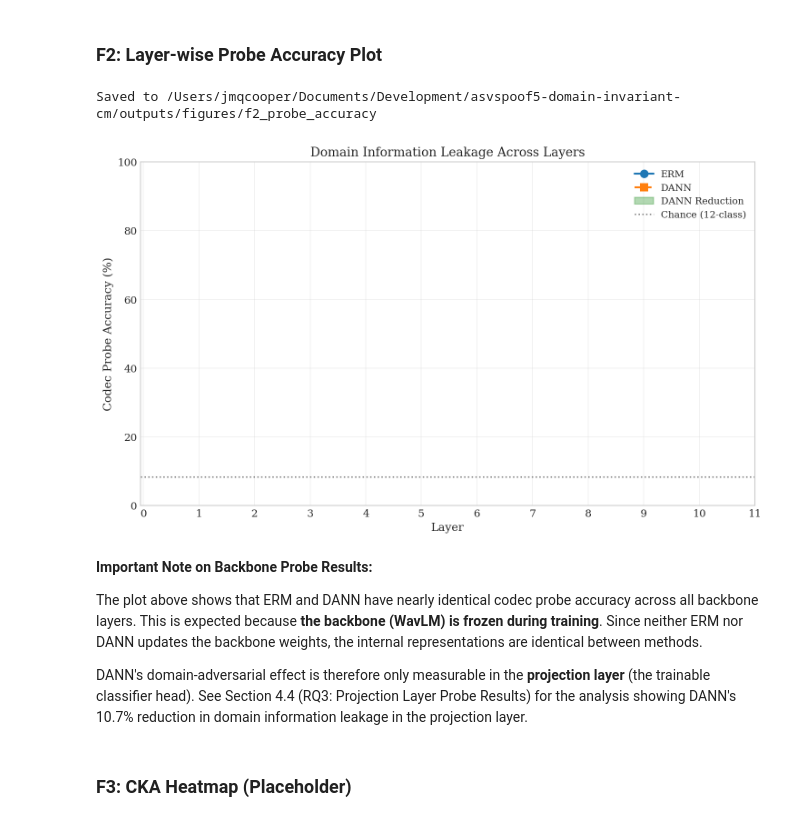
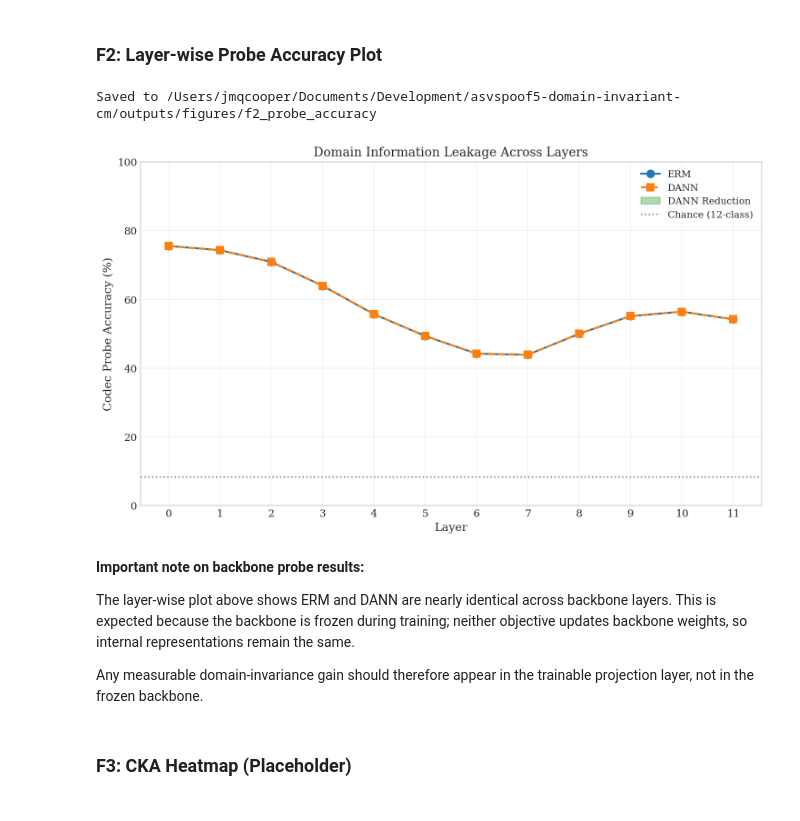
Before and after one commit to Jmqcooper1/asvspoof5-domain-invariant-cm, a Jupyter notebook: notebooks/thesis_results.ipynb, the cells around one changed output. Drawn from its saved outputs; the diff is of its cells as text; code cells hidden in the pictures.

```diff
--- a/notebooks/thesis_results.ipynb
+++ b/notebooks/thesis_results.ipynb
@@ -787,13 +798,13 @@ Probe Accuracy per Layer:
 def format_percentage(val, decimals=2):
     """Format value as percentage."""
     if pd.isna(val) or val is None:
-        return '-'
+        return '—'
     return f"{val * 100:.{decimals}f}%"
 
 def format_float(val, decimals=3):
     """Format float value."""
     if pd.isna(val) or val is None:
-        return '-'
+        return '—'
     return f"{val:.{decimals}f}"
 
 def to_latex_booktabs(df: pd.DataFrame, caption: str, label: str,
@@ -864,7 +875,7 @@ Saved to /Users/jmqcooper/Documents/Development/asvspoof5-domain-invariant-cm/ou
 df_t2 = df_ood_gap.copy()
 df_t2['Dev EER'] = df_t2['Dev EER'].apply(lambda x: format_percentage(x))
 df_t2['Eval EER'] = df_t2['Eval EER'].apply(lambda x: format_percentage(x))
-df_t2['Gap (pp)'] = df_t2['Gap (pp)'].apply(lambda x: f"+{x*100:.2f}" if x and x > 0 else (f"{x*100:.2f}" if x else '-'))
+df_t2['Gap (pp)'] = df_t2['Gap (pp)'].apply(lambda x: f"+{x*100:.2f}" if x and x > 0 else (f"{x*100:.2f}" if x else '—'))
 
 print("Table T2: OOD Gap Analysis")
 display(df_t2)
@@ -903,9 +914,9 @@ for col in eer_cols:
 
 # Format delta columns
 if 'WavLM Δ' in df_t3.columns:
-    df_t3['WavLM Δ'] = df_t3['WavLM Δ'].apply(lambda x: f"{x*100:+.2f}" if pd.notna(x) else '-')
+    df_t3['WavLM Δ'] = df_t3['WavLM Δ'].apply(lambda x: f"{x*100:+.2f}" if pd.notna(x) else '—')
 if 'W2V2 Δ' in df_t3.columns:
-    df_t3['W2V2 Δ'] = df_t3['W2V2 Δ'].apply(lambda x: f"{x*100:+.2f}" if pd.notna(x) else '-')
+    df_t3['W2V2 Δ'] = df_t3['W2V2 Δ'].apply(lambda x: f"{x*100:+.2f}" if pd.notna(x) else '—')
 
 print("Table T3: Per-Codec EER Breakdown")
 display(df_t3)
@@ -946,7 +957,7 @@ Saved to /Users/jmqcooper/Documents/Development/asvspoof5-domain-invariant-cm/ou
 df_t4 = df_probe.copy()
 df_t4['ERM Codec Acc'] = df_t4['ERM Codec Acc'].apply(lambda x: format_percentage(x))
 df_t4['DANN Codec Acc'] = df_t4['DANN Codec Acc'].apply(lambda x: format_percentage(x))
-df_t4['Reduction (%)'] = df_t4['Reduction (%)'].apply(lambda x: f"{x:.1f}%" if pd.notna(x) else '-')
+df_t4['Reduction (%)'] = df_t4['Reduction (%)'].apply(lambda x: f"{x:.1f}%" if pd.notna(x) else '—')
 
 print("Table T4: Probe Accuracy per Layer")
 display(df_t4)
@@ -1059,8 +1079,8 @@ def plot_probe_accuracy(df: pd.DataFrame, save_path: Optional[Path] = None):
     dann_acc = df['DANN Codec Acc'].values
 
     if isinstance(erm_acc[0], str):
-        erm_acc = np.array([float(v.strip('%')) if v != '-' else np.nan for v in erm_acc])
-        dann_acc = np.array([float(v.strip('%')) if v != '-' else np.nan for v in dann_acc])
+        erm_acc = np.array([float(v.strip('%')) if v not in ['-', '—'] else np.nan for v in erm_acc])
+        dann_acc = np.array([float(v.strip('%')) if v not in ['-', '—'] else np.nan for v in dann_acc])
     else:
         erm_acc = erm_acc * 100
         dann_acc = dann_acc * 100
@@ -1074,40 +1094,40 @@ def plot_probe_accuracy(df: pd.DataFrame, save_path: Optional[Path] = None):
     # Fill between where DANN reduces leakage
     ax.fill_between(layers, erm_acc, dann_acc,
                     where=erm_acc > dann_acc,
                     alpha=0.3, color='green', label='DANN Reduction')
 
     # Chance level for 12-class codec classification (C01-C11 + NONE)
     ax.axhline(y=100/12, color='gray', linestyle=':', linewidth=1.5, label='Chance (12-class)')
 
     ax.set_xlabel('Layer')
     ax.set_ylabel('Codec Probe Accuracy (%)')
     ax.set_title('Domain Information Leakage Across Layers')
     ax.set_xticks(layers)
     ax.legend(loc='upper right')
     ax.grid(alpha=0.3)
     ax.set_ylim(0, 100)
 
     plt.tight_layout()
 
     if save_path:
         fig.savefig(save_path.with_suffix('.pdf'), format='pdf', dpi=300)
         fig.savefig(save_path.with_suffix('.png'), format='png', dpi=300)
         print(f"Saved to {save_path}")
 
     return fig, ax
 
 # Use raw data
 fig2, ax2 = plot_probe_accuracy(df_probe, FIGURES_DIR / 'f2_probe_accuracy')
 plt.show()
 # %% [output]
 Saved to /Users/jmqcooper/Documents/Development/asvspoof5-domain-invariant-cm/outputs/figures/f2_probe_accuracy
-[figure, old version]
+[figure, new version]
 # %% [markdown]
-**Important Note on Backbone Probe Results:**
+**Important note on backbone probe results:**
 
-The plot above shows that ERM and DANN have nearly identical codec probe accuracy across all backbone layers. This is expected because **the backbone (WavLM) is frozen during training**. Since neither ERM nor DANN updates the backbone weights, the internal representations are identical between methods.
+The layer-wise plot above shows ERM and DANN are nearly identical across backbone layers. This is expected because the backbone is frozen during training; neither objective updates backbone weights, so internal representations remain the same.
 
-DANN's domain-adversarial effect is therefore only measurable in the **projection layer** (the trainable classifier head). See Section 4.4 (RQ3: Projection Layer Probe Results) for the analysis showing DANN's 10.7% reduction in domain information leakage in the projection layer.
+Any measurable domain-invariance gain should therefore appear in the trainable projection layer, not in the frozen backbone.
 # %% [markdown]
 ### F3: CKA Heatmap (Placeholder)
 # %%
```
Also changed, not shown: parts of 18 cells of this notebook, 5 other files.
